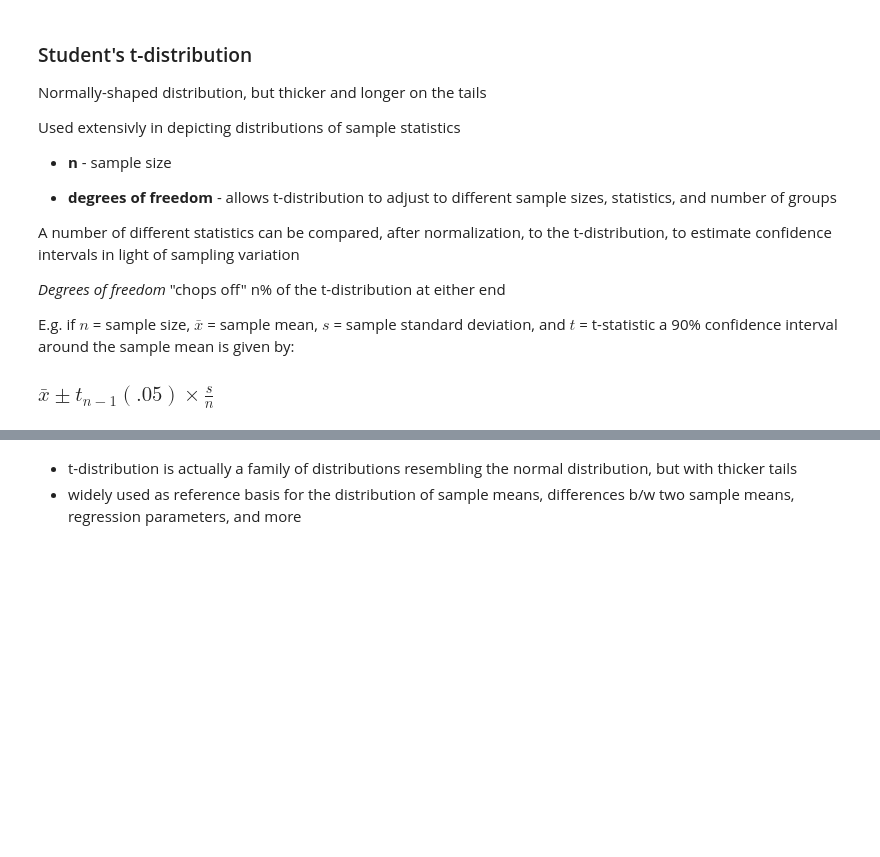
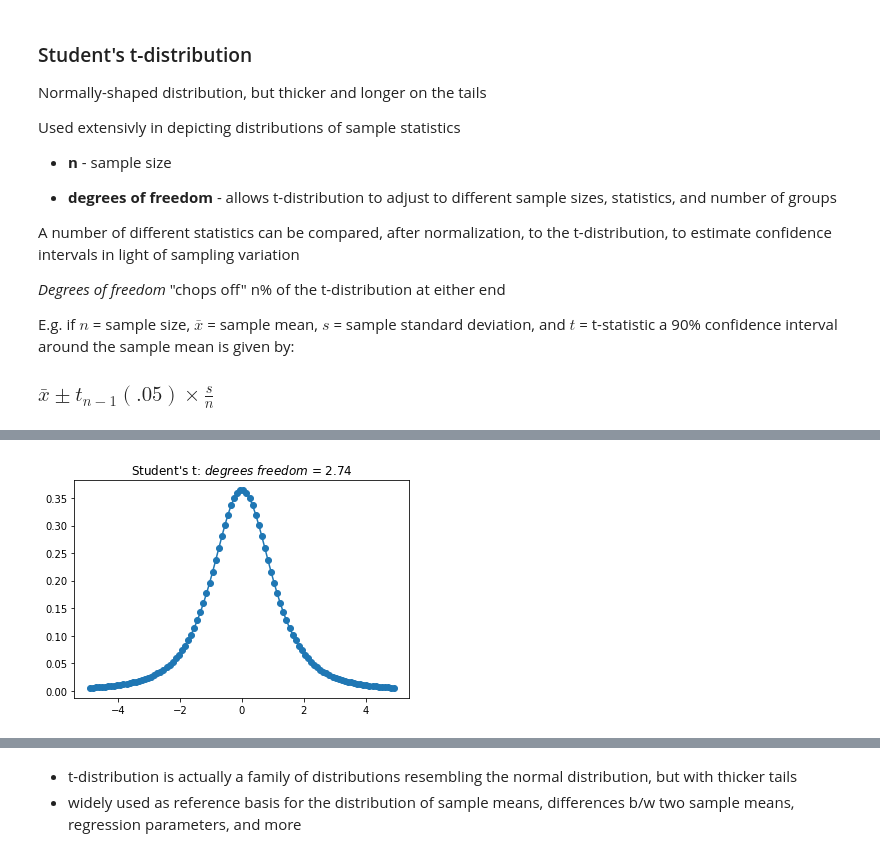
Before and after one commit to andrewmontes87/practical_statistics_py, a Jupyter notebook: notebooks/02 - Data and sampling distributions.ipynb, the cells around one changed output, grey strips where cells are left out. Saved outputs shown, nothing was run; the diff lists cells and outputs as text; code cells hidden in the pictures; blank space fills up the shorter version.

```diff
--- a/notebooks/02 - Data and sampling distributions.ipynb
+++ b/notebooks/02 - Data and sampling distributions.ipynb
@@ -413,0 +421,15 @@ sns.distplot(s)
+# %%
+### probability density function with stats.t.pdf()
+### (density of a continuous random variable)
+
+x = np.linspace(stats.t.ppf(0.01, degrees_freedom),
+                stats.t.ppf(0.99, degrees_freedom), 100)
+
+y = stats.t.pdf(x, degrees_freedom)
+
+## plot with matplotlib
+plt.plot(x, y, 'o-')
+plt.title('Student\'s t: $degrees\ freedom$ = {}'.format(degrees_freedom))
+plt.show()
+# %% [output]
+[figure, added]
```
Also changed, not shown: parts of 25 cells of this notebook.
